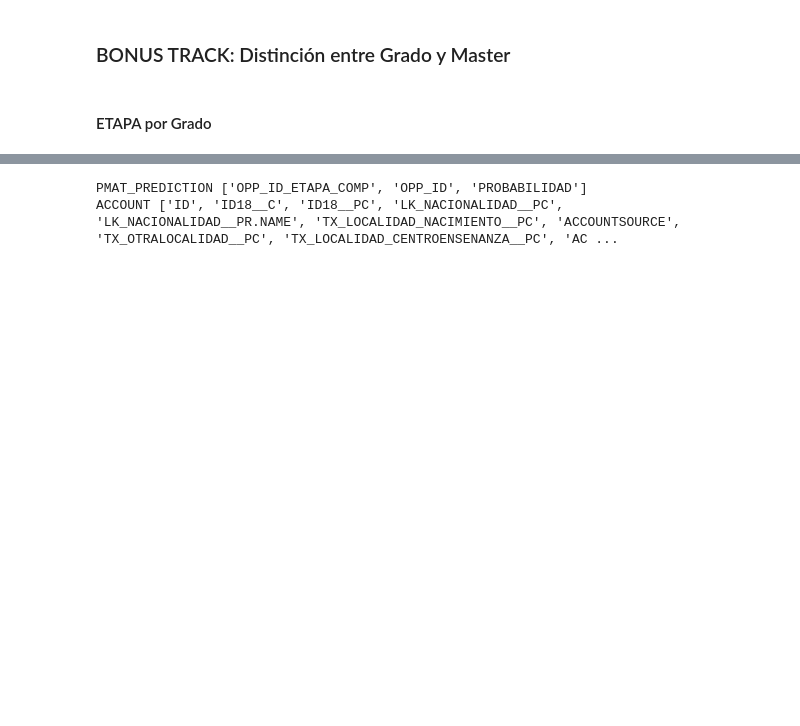
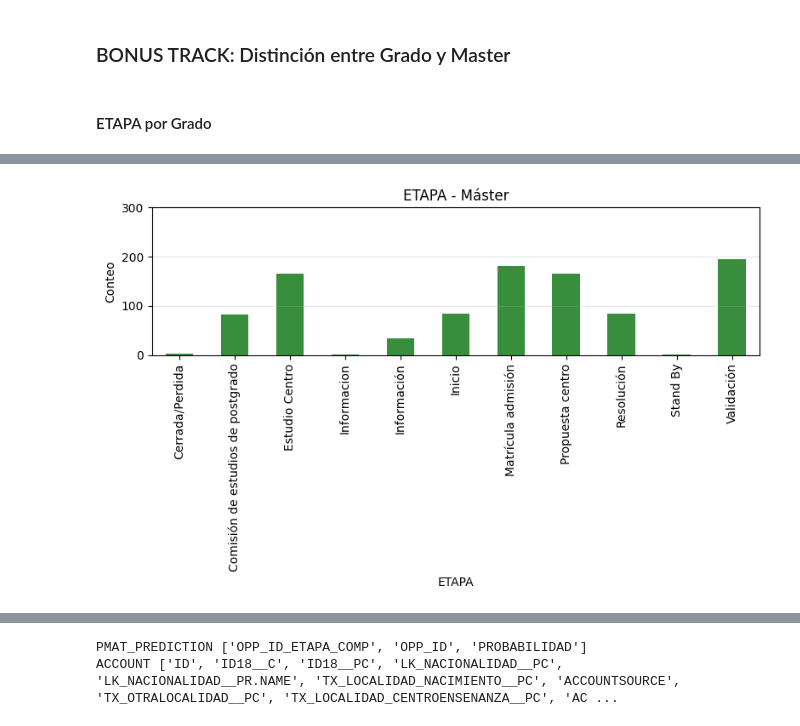
Before and after one commit to MiguelHernandezCorral/UNAV, a Jupyter notebook: notebooks/2026-3-24_Plan de revision.ipynb, the cells around one changed output, grey strips where cells are left out. Saved outputs shown, nothing was run; the diff lists cells and outputs as text; code cells hidden in the pictures; blank space fills up the shorter version.

```diff
--- a/notebooks/2026-3-24_Plan de revision.ipynb
+++ b/notebooks/2026-3-24_Plan de revision.ipynb
@@ -744,0 +801,83 @@ SystemExit: Faltan columnas. PMAT_PREDICTION necesita {'ETAPA', 'ACCOUNT_ID'}, A
+# %%
+# A3 — Distribución de ETAPA solo para Máster (gráfico con eje Y 0–300 y ticks cada 100)
+
+import pandas as pd, numpy as np
+import matplotlib.pyplot as plt
+from IPython.display import display
+
+# Suponemos que df ya existe con columnas 'MODELO','ETAPA','SUBETAPA'
+# 1) Filtrar solo Máster
+df_master = df[df['MODELO'].str.startswith('master', na=False)].copy()
+
+# 1.a) Gráfico de distribución de ETAPA (solo Máster)
+dist_master_counts = df_master['ETAPA'].value_counts().sort_index()
+dist_master_pct = (dist_master_counts / dist_master_counts.sum() * 100).round(2)
+
+print("Distribución ETAPA - Máster (conteos):")
+print(dist_master_counts.to_string())
+print("\nDistribución ETAPA - Máster (%):")
+print(dist_master_pct.to_string())
+
+plt.figure(figsize=(8, 5))
+ax = dist_master_counts.plot(kind='bar', color='#388e3c', title='ETAPA - Máster')
+ax.set_xlabel('ETAPA')
+ax.set_ylabel('Conteo')
+ax.grid(axis='y', alpha=0.3)
+
+# Eje Y de 0 a 300 con ticks cada 100
+y_bottom, y_top, tick = 0, 300, 100
+ax.set_ylim(y_bottom, y_top)
+ax.set_yticks(np.arange(y_bottom, y_top + tick, tick))
+
+plt.tight_layout()
+plt.show()
+
+# 2) Tablas estilo ETAPA/SUBETAPA para solo Máster
+# Normaliza columnas
+df_master.columns = [c.strip().upper() for c in df_master.columns]
+if 'ETAPA' not in df_master.columns:
+    raise SystemExit("No existe la columna ETAPA.")
+if 'SUBETAPA' not in df_master.columns:
+    raise SystemExit("No existe la columna SUBETAPA.")
+
+df_master['ETAPA'] = df_master['ETAPA'].astype(str).str.strip()
+df_master['SUBETAPA'] = df_master['SUBETAPA'].astype(str).str.strip()
+
+# Tablas
+counts_group = df_master.groupby(['ETAPA','SUBETAPA']).size().unstack(fill_value=0)
+cross_counts = pd.crosstab(df_master['ETAPA'], df_master['SUBETAPA'])
+cross_pct = (cross_counts.div(cross_counts.sum(axis=1), axis=0) * 100).round(2)
+
+# Estilo
+def highlight_style(val):
+    try:
+        v = float(val)
+    except Exception:
+        return ''
+    if v > 0.0:
+        return 'background-color:#ffe08a; color:#222; font-weight:600;'
+    else:
+        return 'color:#444;'
+
+def style_with_highlight(df_, fmt):
+    styler = df_.style
+    styler = styler.set_properties(**{'text-align':'right', 'white-space':'nowrap'})
+    if hasattr(styler, 'map'):
+        styler = styler.map(highlight_style)
+    else:
+        styler = styler.applymap(highlight_style)
+    return styler.format(fmt)
+
+styled_counts_group = style_with_highlight(counts_group, '{:,.0f}')
+styled_cross_counts = style_with_highlight(cross_counts, '{:,.0f}')
+styled_cross_pct    = style_with_highlight(cross_pct, '{:,.2f}')
+
+print("\nMáster — Conteo por ETAPA y SUBETAPA:")
+display(styled_counts_group)
+
+print("\nMáster — Crosstab ETAPA x SUBETAPA (conteos):")
+display(styled_cross_counts)
+
+print("\nMáster — Crosstab ETAPA x SUBETAPA (% por ETAPA):")
+display(styled_cross_pct)
+# %% [output]
@@ -744,0 +901 @@ SystemExit: Faltan columnas. PMAT_PREDICTION necesita {'ETAPA', 'ACCOUNT_ID'}, A
+[figure, added]
```
Also changed, not shown: parts of 23 cells of this notebook, 1 other file.
